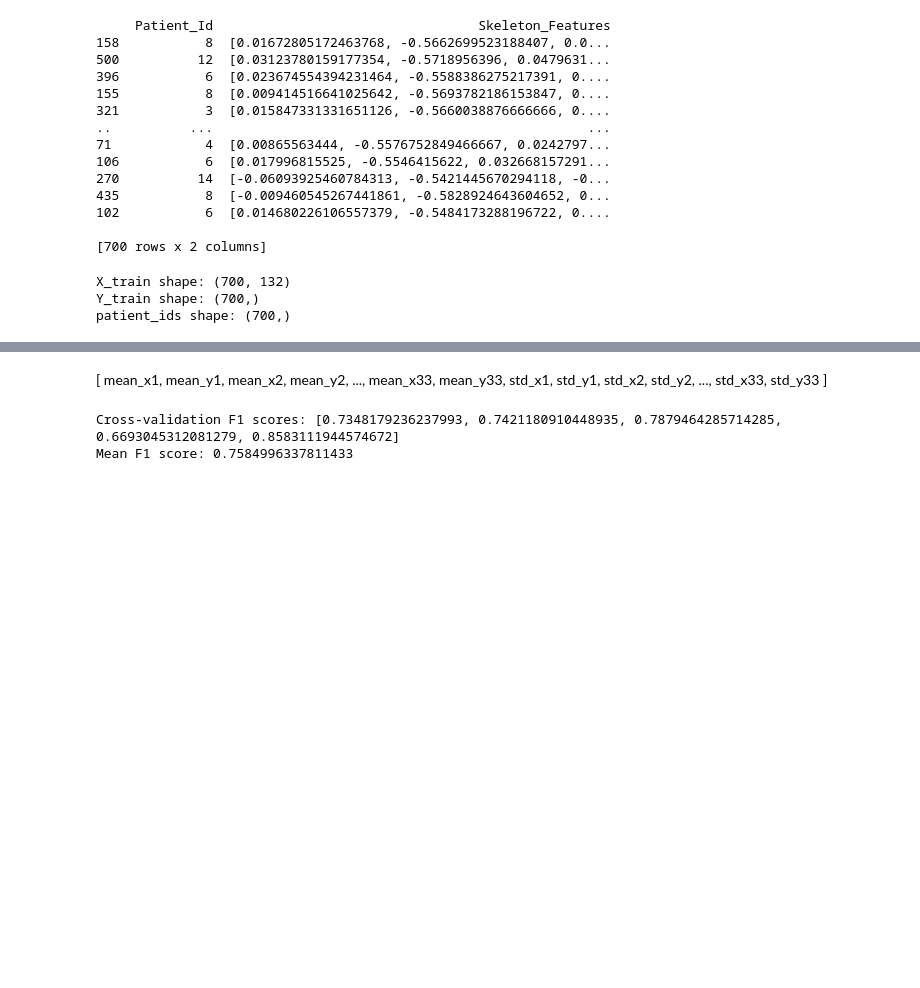
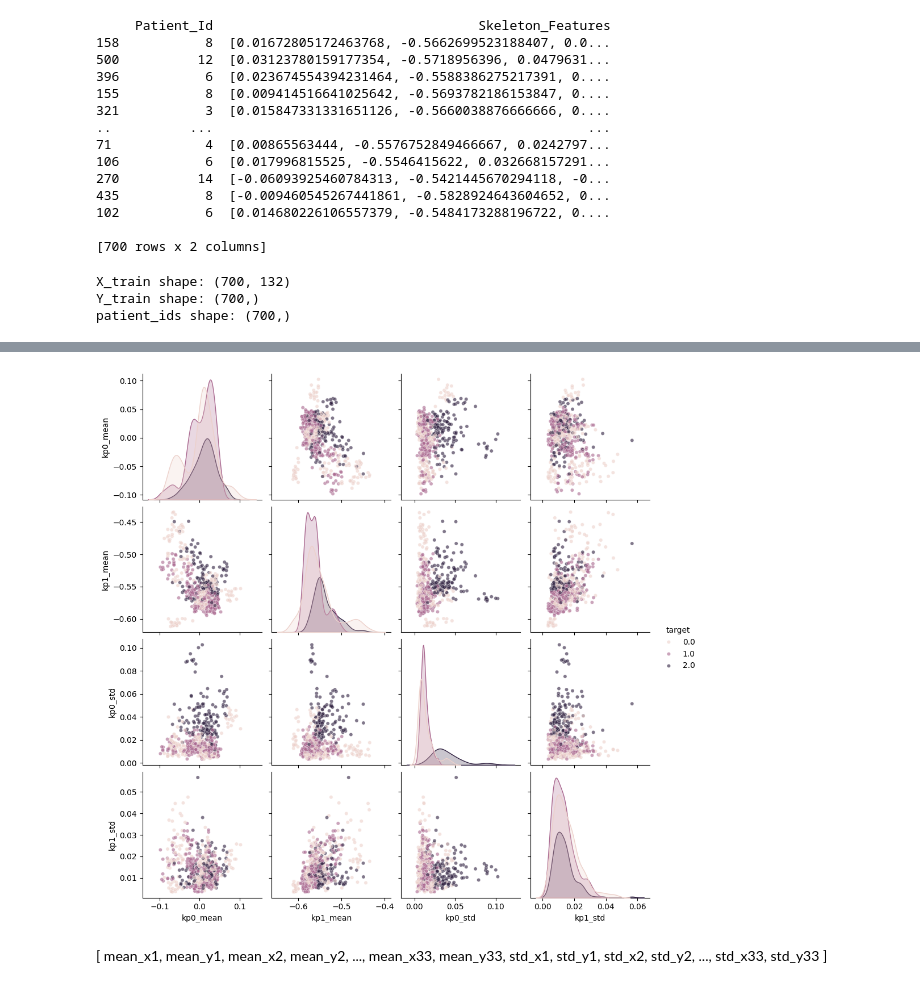
Before and after one commit to davidmarafuzgaspar/ist-machine-learning-project, a Jupyter notebook: Part - 2/Problem - 1/Development/classification.ipynb, the cells around one changed output, grey strips where cells are left out. Drawn from its saved outputs; the diff is of its cells as text; code cells hidden in the pictures; blank space fills up the shorter version.

```diff
--- a/Part - 2/Problem - 1/Development/classification.ipynb
+++ b/Part - 2/Problem - 1/Development/classification.ipynb
@@ -80,3 +126,27 @@ plt.show()
+# %%
+import pandas as pd
+
+# Exemplo: crie o DataFrame a partir dos seus arrays ou listas
+df = pd.DataFrame({
+    "kp0_mean": X_train[:, 0],
+    "kp1_mean": X_train[:, 1],
+    "kp0_std": X_train[:, 66],
+    "kp1_std": X_train[:, 67],
+    "target": Y_train
+})
+
+import seaborn as sns
+import matplotlib.pyplot as plt
+
+sns.pairplot(
+    df[["kp0_mean", "kp1_mean", "kp0_std", "kp1_std", "target"]],
+    hue="target",
+    diag_kind="kde",
+    plot_kws={"alpha":0.6, "s":20}
+)
+plt.show()
+# %% [output]
+[figure, added]
 # %% [markdown]
 [ mean_x1, mean_y1, mean_x2, mean_y2, ..., mean_x33, mean_y33,
   std_x1, std_y1, std_x2, std_y2, ..., std_x33, std_y33 ]
@@ -96,18 +152,0 @@ pipeline = Pipeline([
-# %%
-gkf = GroupKFold(n_splits=5)
-f1_scores = []
-
-for train_idx, val_idx in gkf.split(X_train, Y_train, groups=patient_ids):
-    X_tr, X_val = X_train[train_idx], X_train[val_idx]
-    y_tr, y_val = Y_train[train_idx], Y_train[val_idx]
-
-    pipeline.fit(X_tr, y_tr)
-    y_pred = pipeline.predict(X_val)
-    f1 = f1_score(y_val, y_pred, average="macro")
-    f1_scores.append(f1)
-
-print("Cross-validation F1 scores:", f1_scores)
-print("Mean F1 score:", np.mean(f1_scores))
-# %% [output]
-Cross-validation F1 scores: [0.7348179236237993, 0.7421180910448935, 0.7879464285714285, 0.6693045312081279, 0.8583111944574672]
-Mean F1 score: 0.7584996337811433
```
Also changed, not shown: parts of 6 cells of this notebook, 4 other files.
